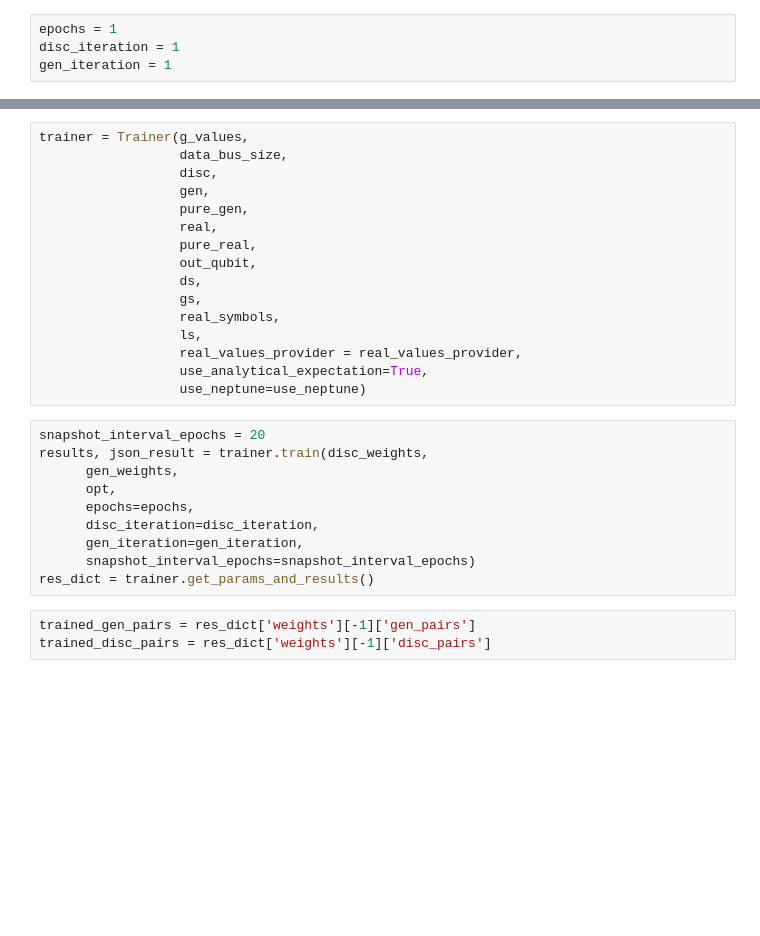
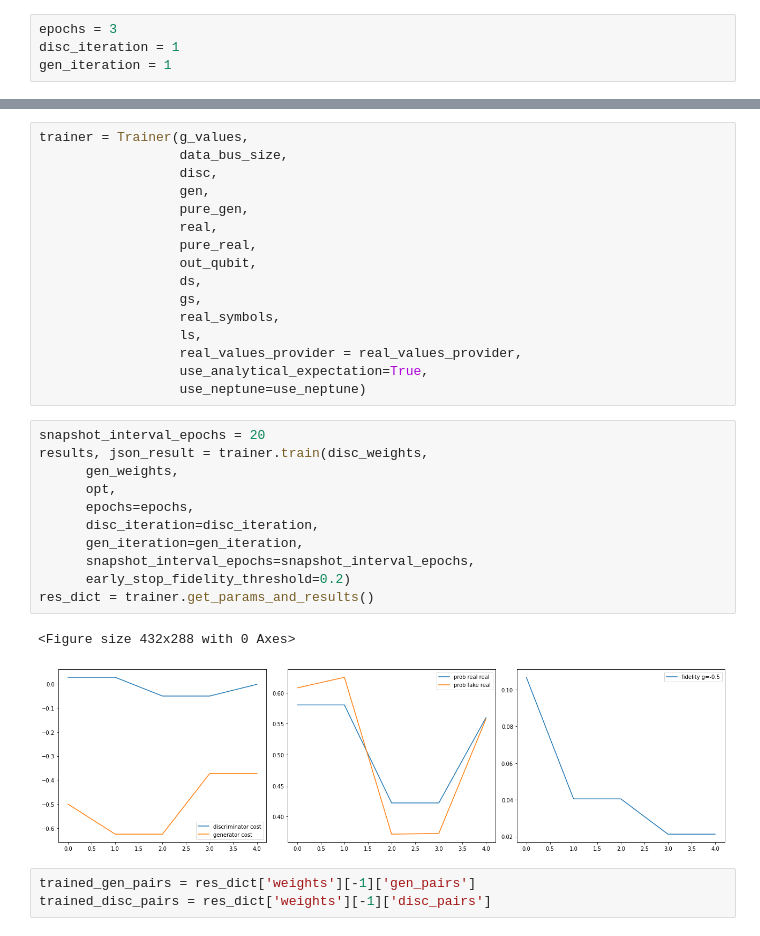
Before and after one commit to WiktorJ/quantum-gans, a Jupyter notebook: QuGAN_PhaseTransition.ipynb, the cells around one changed output, grey strips where cells are left out. Drawn from its saved outputs; the diff is of its cells as text; blank space fills up the shorter version.

Commit message:
Added fidelity early stopping condition

```diff
--- a/QuGAN_PhaseTransition.ipynb
+++ b/QuGAN_PhaseTransition.ipynb
@@ -117,7 +117,7 @@ g_values = [-0.5]
 # real_values_provider = get_arcsin_x_rotation_provider(g_values, data_bus_size)
 real_values_provider = get_g_parameters_provider()
 # %%
-epochs = 1
+epochs = 3
 disc_iteration = 1
 gen_iteration = 1
 # %%
@@ -164,13 +164,17 @@ trainer = Trainer(g_values,
 # %%
 snapshot_interval_epochs = 20
 results, json_result = trainer.train(disc_weights,
       gen_weights,
       opt,
       epochs=epochs,
       disc_iteration=disc_iteration,
       gen_iteration=gen_iteration,
-      snapshot_interval_epochs=snapshot_interval_epochs)
+      snapshot_interval_epochs=snapshot_interval_epochs,
+      early_stop_fidelity_threshold=0.2)
 res_dict = trainer.get_params_and_results()
+# %% [output]
+<Figure size 432x288 with 0 Axes>
+[figure, added]
 # %%
 trained_gen_pairs = res_dict['weights'][-1]['gen_pairs']
 trained_disc_pairs = res_dict['weights'][-1]['disc_pairs']
```
Also changed, not shown: parts of 3 cells of this notebook, 1 other file.
